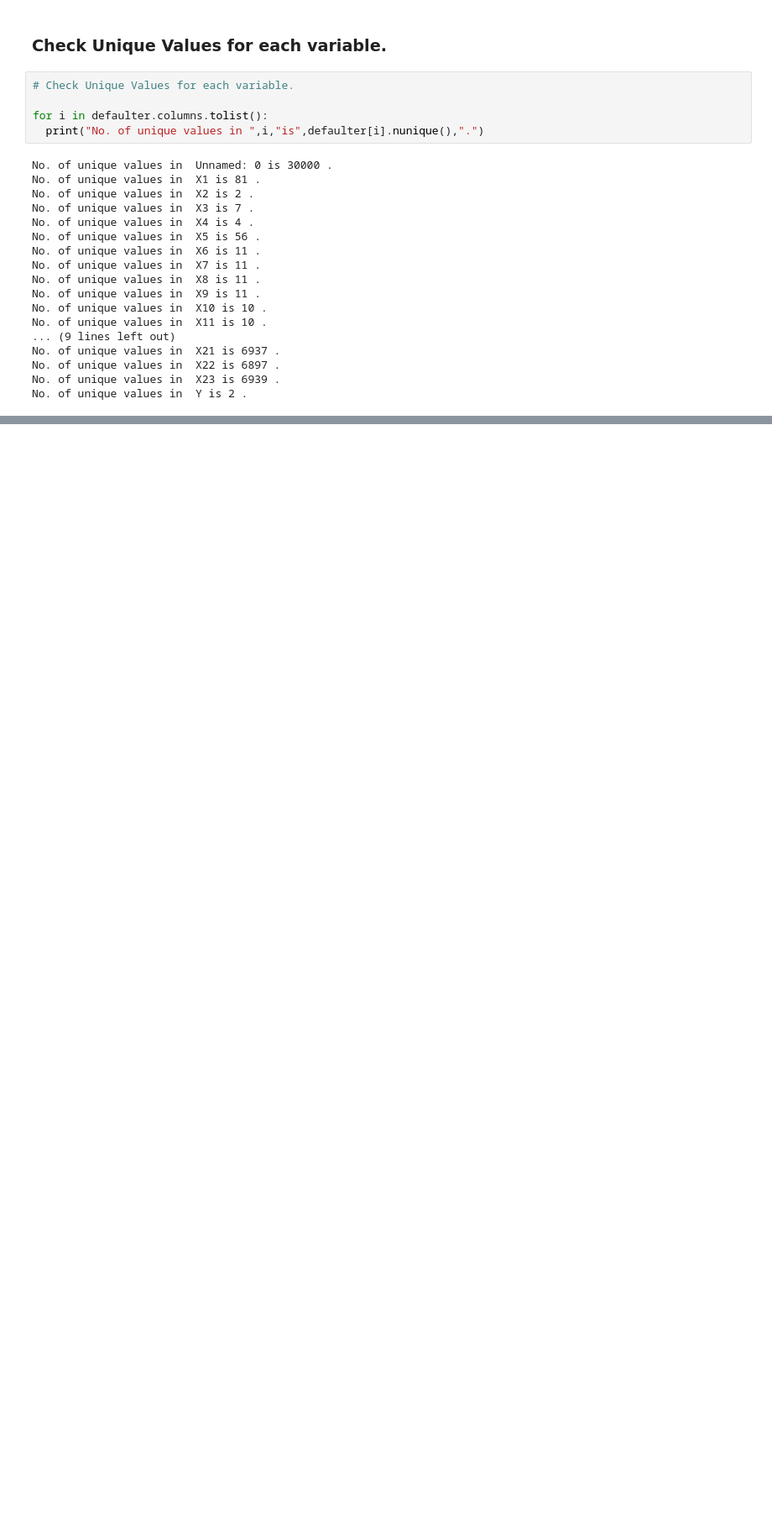
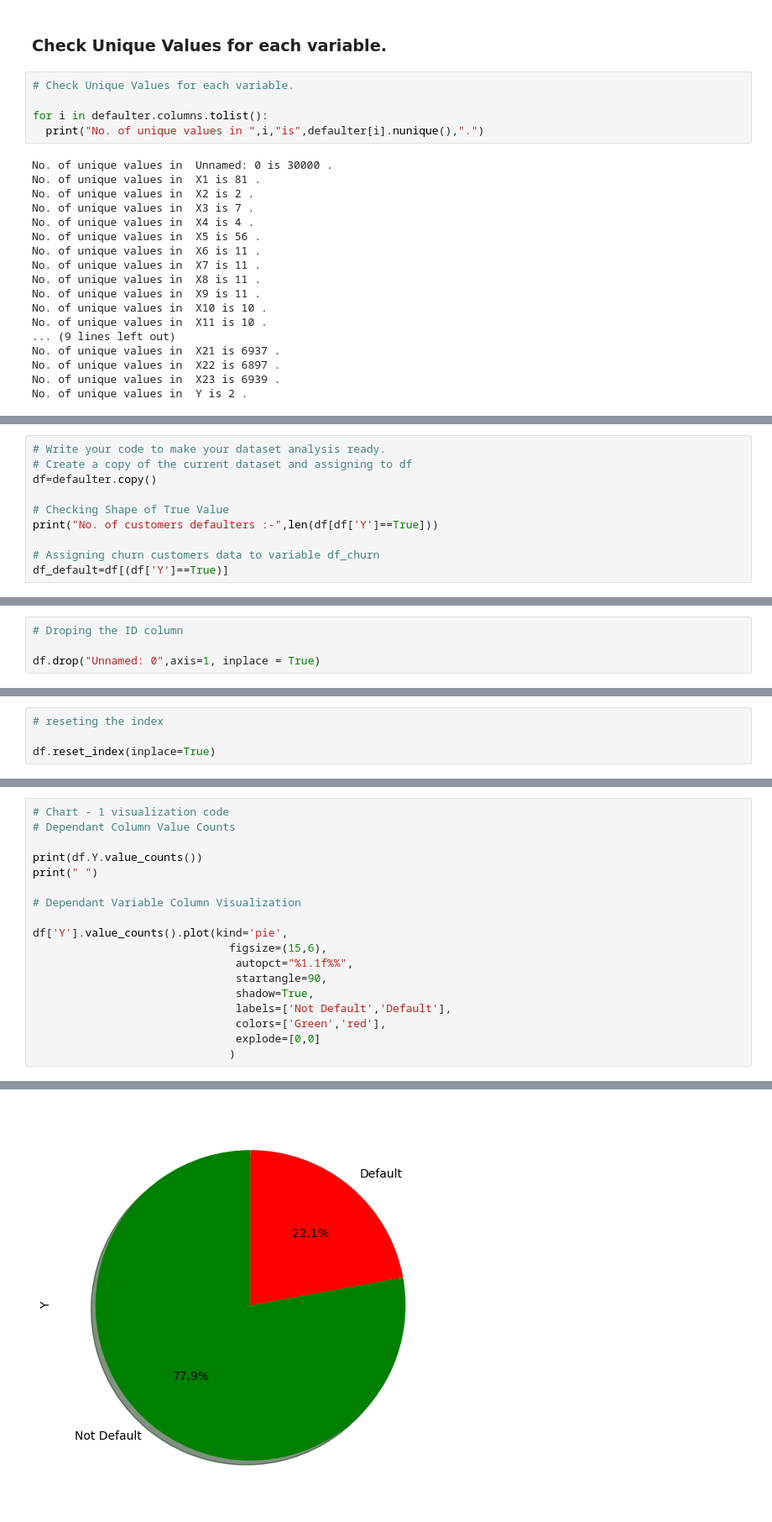
Before and after one commit to David-Kumawat/Credit-Card-Default-Prediction-Classification, a Jupyter notebook: Credit_Card_Fraud_Detection.ipynb, the cells around one changed output, grey strips where cells are left out. Shown at 84% size. Saved outputs shown, nothing was run; the diff lists cells and outputs as text; blank space fills up the shorter version.

```diff
--- a/Credit_Card_Fraud_Detection.ipynb
+++ b/Credit_Card_Fraud_Detection.ipynb
@@ -224,0 +229,10 @@ No. of unique values in  Y is 2 .
+# %%
+# Write your code to make your dataset analysis ready.
+# Create a copy of the current dataset and assigning to df
+df=defaulter.copy()
+
+# Checking Shape of True Value
+print("No. of customers defaulters :-",len(df[df['Y']==True]))
+
+# Assigning churn customers data to variable df_churn
+df_default=df[(df['Y']==True)]
@@ -224,0 +274,4 @@ No. of unique values in  Y is 2 .
+# %%
+# Droping the ID column
+
+df.drop("Unnamed: 0",axis=1, inplace = True)
@@ -224,0 +290,4 @@ No. of unique values in  Y is 2 .
+# %%
+# reseting the index
+
+df.reset_index(inplace=True)
@@ -224,0 +309,19 @@ No. of unique values in  Y is 2 .
+# %%
+# Chart - 1 visualization code
+# Dependant Column Value Counts
+
+print(df.Y.value_counts())
+print(" ")
+
+# Dependant Variable Column Visualization
+
+df['Y'].value_counts().plot(kind='pie',
+                              figsize=(15,6),
+                               autopct="%1.1f%%",
+                               startangle=90,
+                               shadow=True,
+                               labels=['Not Default','Default'],
+                               colors=['Green','red'],
+                               explode=[0,0]
+                              )
+# %% [output]
@@ -224,0 +332 @@ No. of unique values in  Y is 2 .
+[figure, added]
```
Also changed, not shown: parts of 19 cells of this notebook.
